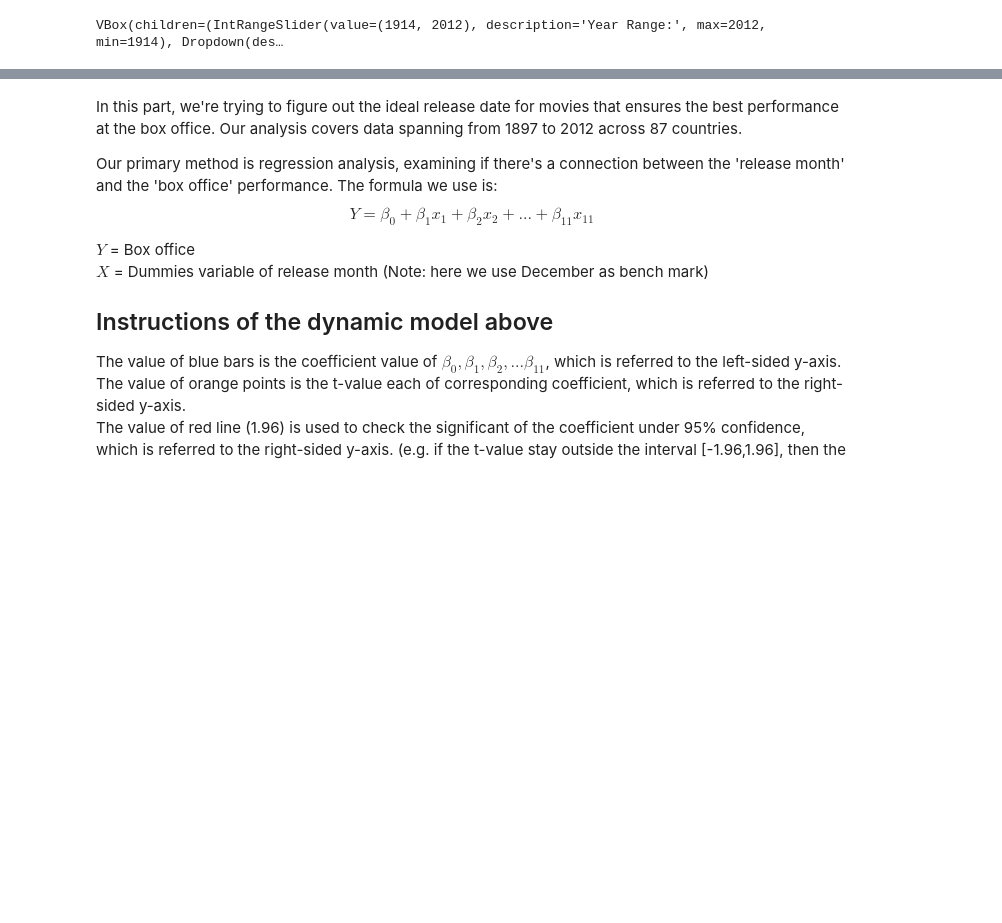
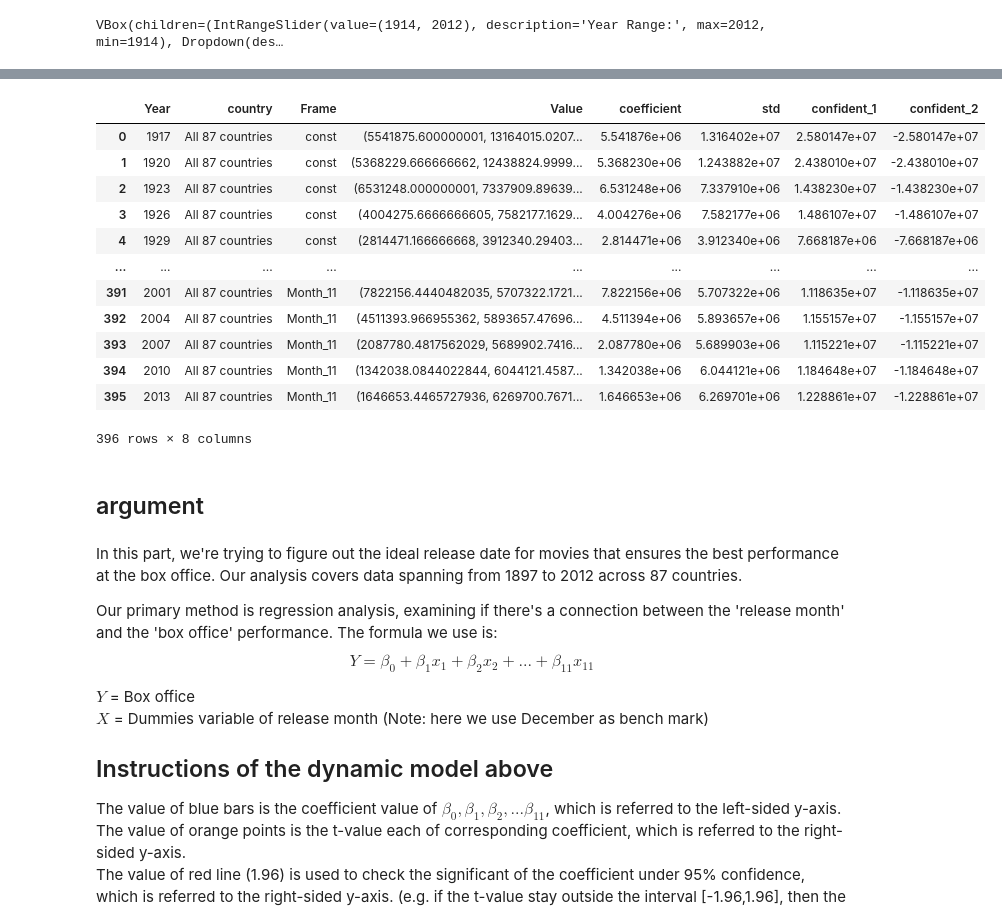
Before and after one commit to epfl-ada/ada-2023-project-deapdatadestroyers, a Jupyter notebook: dynamic_model_code_in_41.ipynb, the cells around one changed output, grey strips where cells are left out. Saved outputs shown, nothing was run; the diff lists cells and outputs as text; code cells hidden in the pictures; blank space fills up the shorter version.

```diff
--- a/dynamic_model_code_in_41.ipynb
+++ b/dynamic_model_code_in_41.ipynb
@@ -581,0 +661,6 @@ VBox(children=(IntRangeSlider(value=(1914, 2012), description='Year Range:', max
+# %%
+data = pd.DataFrame(columns=['Year'] + ['const']+[f'Month_{i}' for i in range(1, 12)]+['country'])
+for country in countries:
+    data = pd.concat([data, regress_coefficient_month_html(df_movie_month, country, "All genre")], ignore_index=True, sort=False)
+df_melted = pd.melt(data, id_vars=['Year','country'], var_name='Frame', value_name='Value')
+df_melted
@@ -581,0 +681,28 @@ VBox(children=(IntRangeSlider(value=(1914, 2012), description='Year Range:', max
+# %%
+import plotly.express as px
+import pandas as pd
+import numpy as np
+import plotly.graph_objects as go
+from plotly.subplots import make_subplots
+
+# Generate random data for demonstration
+data = regress_coefficient_month_html(df_movie_month, "All 87 countries", "All genre")
+
+# Melt the DataFrame to have a 'Value' column and 'Year' and 'country' columns as animation frames
+df_melted = pd.melt(data, id_vars=['Year','country'], var_name='Frame', value_name='Value')
+df_melted['coefficient'] = df_melted['Value'].apply(lambda x: x[0])
+df_melted['std'] = df_melted['Value'].apply(lambda x: x[1])
+df_melted['confident_1'] = df_melted['std']*1.96
+df_melted['confident_2'] = -df_melted['std']*1.96
+
+
+# Create an animated bar chart using Plotly Express with 'Year' as animation_frame and 'country' as a dropdown
+fig = px.bar(df_melted, x='Frame', y='coefficient', color='Frame',
+             animation_frame='Year',  # Adjust range_y accordingly
+             labels={'Frame': 'Animation Frame', 'Coefficient': 'Coefficients'})
+
+# Show the figure
+fig.show()
+
+# Save the figure as an HTML file
+fig.write_html("month_wen.html", config={'displayModeBar': False})
@@ -582,3 +843,21 @@ VBox(children=(IntRangeSlider(value=(1914, 2012), description='Year Range:', max
+# %%
+df_melted
+# %% [output]
+|  | Year | country | Frame | Value | coefficient | std | confident_1 | confident_2 |
+| 0 | 1917 | All 87 countries | const | (5541875.600000001, 13164015.0207... | 5.541876e+06 | 1.316402e+07 | 2.580147e+07 | -2.580147e+07 |
+| 1 | 1920 | All 87 countries | const | (5368229.666666662, 12438824.9999... | 5.368230e+06 | 1.243882e+07 | 2.438010e+07 | -2.438010e+07 |
+| 2 | 1923 | All 87 countries | const | (6531248.000000001, 7337909.89639... | 6.531248e+06 | 7.337910e+06 | 1.438230e+07 | -1.438230e+07 |
+| 3 | 1926 | All 87 countries | const | (4004275.6666666605, 7582177.1629... | 4.004276e+06 | 7.582177e+06 | 1.486107e+07 | -1.486107e+07 |
+| 4 | 1929 | All 87 countries | const | (2814471.166666668, 3912340.29403... | 2.814471e+06 | 3.912340e+06 | 7.668187e+06 | -7.668187e+06 |
+| ... | ... | ... | ... | ... | ... | ... | ... | ... |
+| 391 | 2001 | All 87 countries | Month_11 | (7822156.4440482035, 5707322.1721... | 7.822156e+06 | 5.707322e+06 | 1.118635e+07 | -1.118635e+07 |
+| 392 | 2004 | All 87 countries | Month_11 | (4511393.966955362, 5893657.47696... | 4.511394e+06 | 5.893657e+06 | 1.155157e+07 | -1.155157e+07 |
+| 393 | 2007 | All 87 countries | Month_11 | (2087780.4817562029, 5689902.7416... | 2.087780e+06 | 5.689903e+06 | 1.115221e+07 | -1.115221e+07 |
+| 394 | 2010 | All 87 countries | Month_11 | (1342038.0844022844, 6044121.4587... | 1.342038e+06 | 6.044121e+06 | 1.184648e+07 | -1.184648e+07 |
+| 395 | 2013 | All 87 countries | Month_11 | (1646653.4465727936, 6269700.7671... | 1.646653e+06 | 6.269701e+06 | 1.228861e+07 | -1.228861e+07 |
+396 rows × 8 columns
+# %% [markdown]
+## argument
 # %% [markdown]
 In this part, we're trying to figure out the ideal release date for movies that ensures the best performance at the box office. Our analysis covers data spanning from 1897 to 2012 across 87 countries.
 
```
Also changed, not shown: parts of 15 cells of this notebook.
